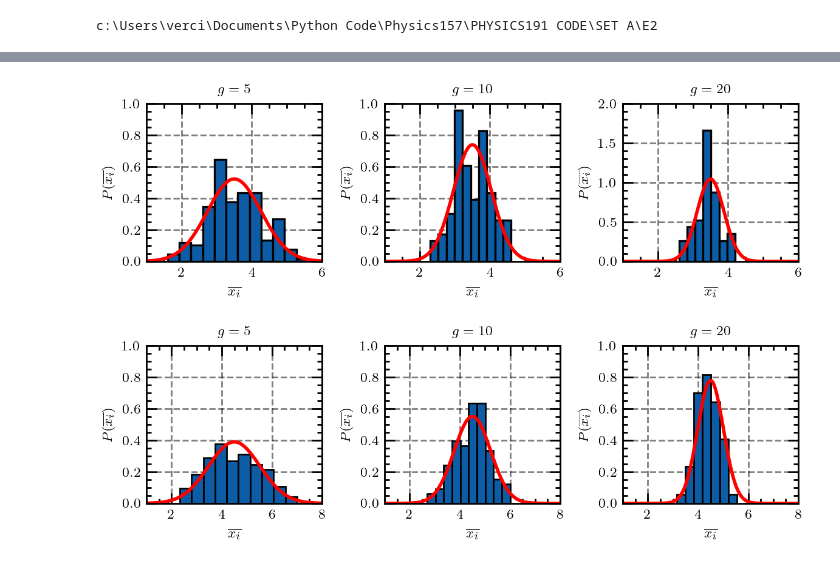
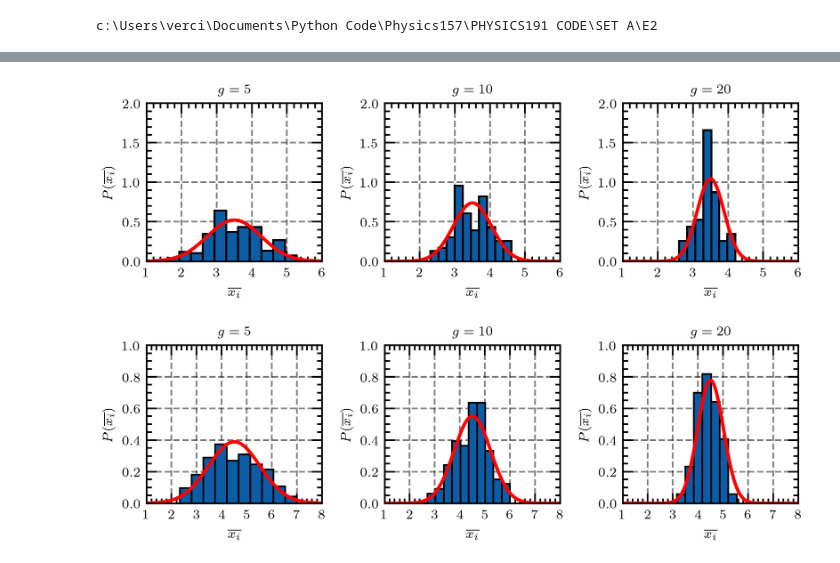
Before and after one commit to silvernuke911/Physics157, a Jupyter notebook: PHYSICS191 CODE/SET A/E2/central_limit.ipynb, the cells around one changed output, grey strips where cells are left out. Drawn from its saved outputs; the diff is of its cells as text; code cells hidden in the pictures.

```diff
--- a/PHYSICS191 CODE/SET A/E2/central_limit.ipynb
+++ b/PHYSICS191 CODE/SET A/E2/central_limit.ipynb
@@ -41,7 +41,7 @@ total = data['n'].sum()
 x = data['face']
 y = data['n']/total
 
-dpiv = 200
+dpiv = 300
 plt.figure(figsize = (2,2),dpi = dpiv)
 plt.bar(
     x,
@@ -54,6 +54,7 @@ plt.xlim(.5,d+.5)
 plt.ylabel('$P(x_i)$')
 plt.xlabel('$x_i$')
 plt.xticks(range(1,7))
+plt.ylim(0,0.3)
 imsave += 1
 plt.savefig(os.path.join(imsave_path, f'clt{imsave}.png'))
 plt.show()
@@ -67,7 +68,7 @@ total = data['n'].sum()
 x = data['face']
 y = data['n']/total
 
-dpiv = 200
+dpiv = 300
 plt.figure(figsize = (2,2),dpi = dpiv)
 plt.bar(
     x,
@@ -79,6 +80,7 @@ plt.axhline(1/8, color = 'r')
 plt.xlim(.5,d+.5)
 plt.ylabel('$P(x_i)$')
 plt.xlabel('$x_i$')
+plt.ylim(0,0.3)
 plt.xticks(range(1,9))
 imsave += 1
 plt.savefig(os.path.join(imsave_path, f'clt{imsave}.png'))
@@ -188,11 +192,9 @@ for i in range(3):
         pdf,
         color = 'r'
     )
-    if i==2:
-        ax[i].set_ylim(0,2)
-    else:
-        ax[i].set_ylim(0,1)
+    ax[i].set_ylim(0,2)
     ax[i].set_xlim(1,6)
+    ax[i].set_xticks(range(1,7))
     ax[i].set_xlabel(r'$\overline{x_i}$')
     ax[i].set_ylabel(r'$P(\overline{x_i})$')
     ax[i].set_title(f'$g = {rans[i]}$')
@@ -201,35 +203,36 @@ imsave += 1
 plt.savefig(os.path.join(imsave_path, f'clt{imsave}.png'))
 plt.show()
 
 fig, ax = plt.subplots(nrows = 1,ncols = 3, figsize = (6,2), dpi = dpiv)
 for i in range(3):
     ax[i].hist(
         d8[f'{rans[i]}'],
         bins = binss[i],
         edgecolor = 'k',
         linewidth = 1,
         density = True
     )
     x = np.arange(0,8,0.01)
     mu, sigma = clt(8,rans[i])
     pdf = sp.stats.norm.pdf(x, mu, sigma)
     ax[i].plot(
         x,
         pdf,
         color = 'r'
     )
     ax[i].set_ylim(0,1)
     ax[i].set_xlim(1,8)
+    ax[i].set_xticks(range(1,9))
     ax[i].set_xlabel(r'$\overline{x_i}$')
     ax[i].set_ylabel(r'$P(\overline{x_i})$')
     ax[i].set_title(f'$g = {rans[i]}$')
 plt.tight_layout()
 imsave += 1
 plt.savefig(os.path.join(imsave_path, f'clt{imsave}.png'))
 plt.show()
 # %% [output]
-[figure, old version]
+[figure, new version]
-[figure, old version]
+[figure, new version]
 # %%
 for i in range(3):
     print(f'd6_{rans[i]:2d}mu_exp  = {d6[f'{rans[i]}'].mean():.4f}')
```
Also changed, not shown: parts of 2 cells of this notebook, 6 other files.
